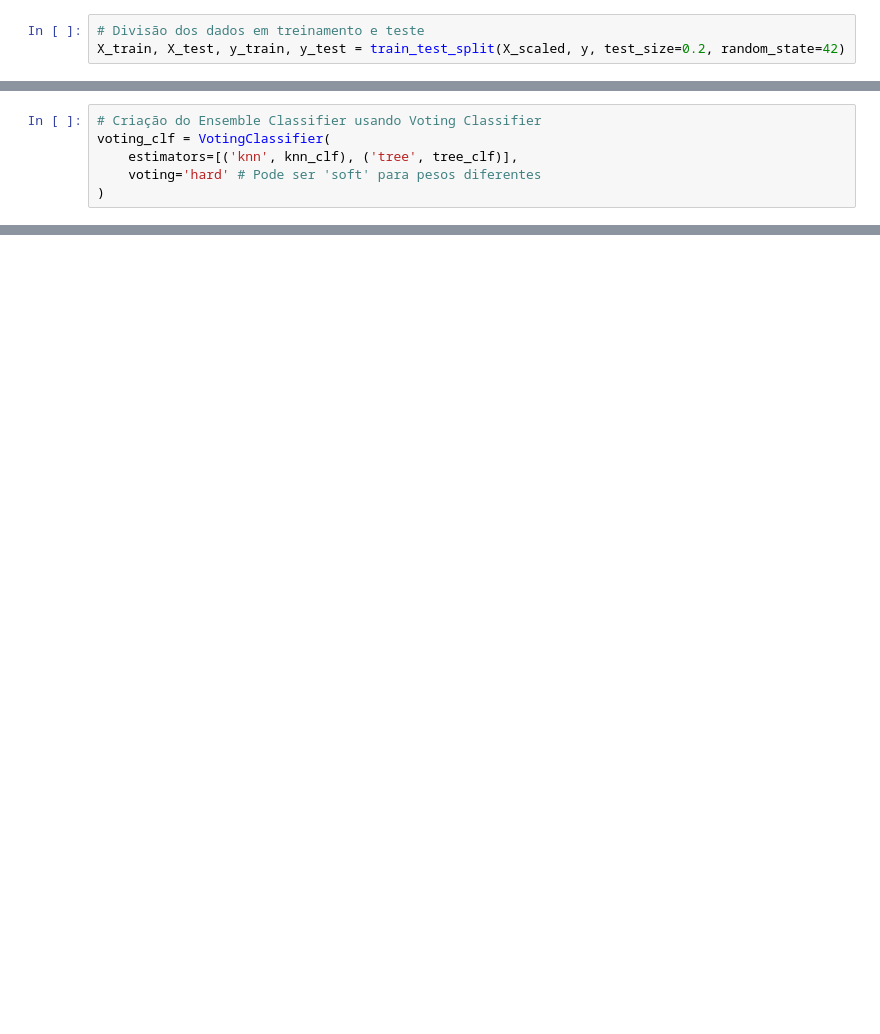
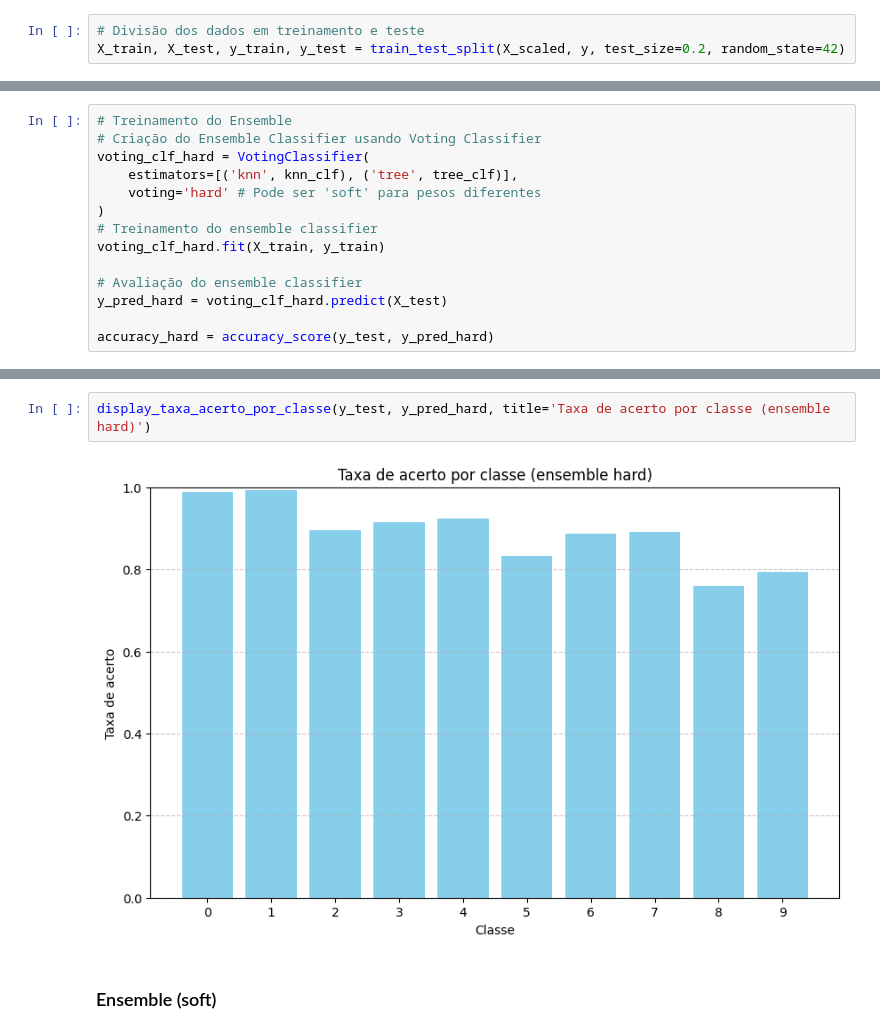
Before and after one commit to lucasmsouza24/artificial-inteligence, a Jupyter notebook: machine-learning/openlab/08/main.ipynb, the cells around one changed output, grey strips where cells are left out. Cells and saved outputs as stored; diff of their text form; blank space fills up the shorter version.

```diff
--- a/machine-learning/openlab/08/main.ipynb
+++ b/machine-learning/openlab/08/main.ipynb
@@ -45,6 +133,14 @@ DecisionTreeClassifier(max_depth=10, random_state=42)
 # %%
+# Treinamento do Ensemble
 # Criação do Ensemble Classifier usando Voting Classifier
-voting_clf = VotingClassifier(
+voting_clf_hard = VotingClassifier(
     estimators=[('knn', knn_clf), ('tree', tree_clf)],
     voting='hard' # Pode ser 'soft' para pesos diferentes
 )
+# Treinamento do ensemble classifier
+voting_clf_hard.fit(X_train, y_train)
+
+# Avaliação do ensemble classifier
+y_pred_hard = voting_clf_hard.predict(X_test)
+
+accuracy_hard = accuracy_score(y_test, y_pred_hard)
@@ -117,0 +167,6 @@ plt.show()
+# %%
+display_taxa_acerto_por_classe(y_test, y_pred_hard, title='Taxa de acerto por classe (ensemble hard)')
+# %% [output]
+[figure, added]
+# %% [markdown]
+### Ensemble (soft)
```
Also changed, not shown: parts of 27 cells of this notebook.
